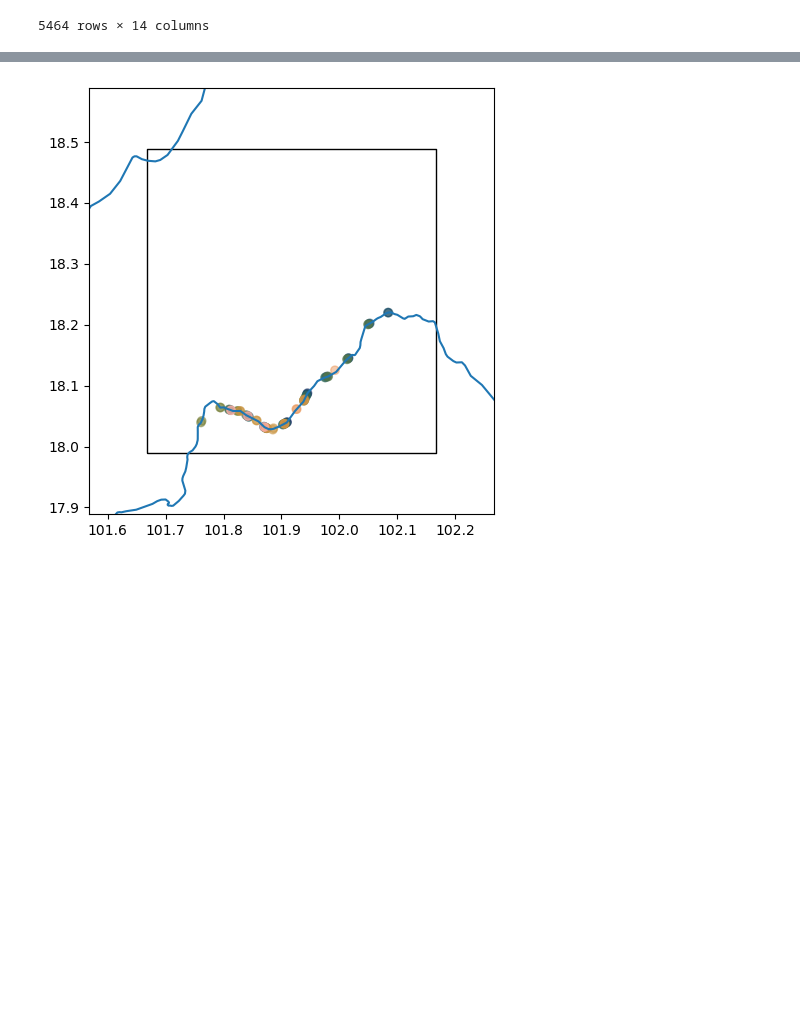
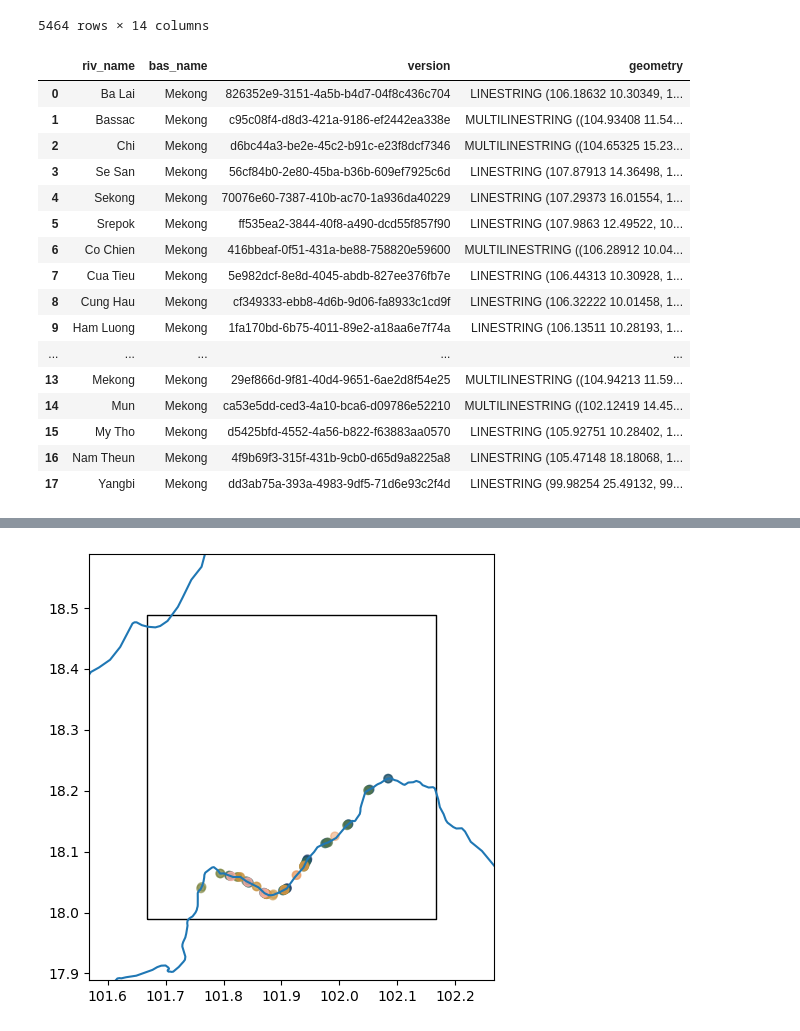
Before and after one commit to DHI/HydroEO, a Jupyter notebook: notebooks/project_test.ipynb, the cells around one changed output, grey strips where cells are left out. Saved outputs shown, nothing was run; the diff lists cells and outputs as text; code cells hidden in the pictures; blank space fills up the shorter version.

```diff
--- a/notebooks/project_test.ipynb
+++ b/notebooks/project_test.ipynb
@@ -84,3 +84,23 @@ project.rivers.crossings
 | 5462 | 304.889740 | 14.215708 | 107.725497 | 2024-04-02 | 5 | 0 | 2008659 | 268.756470 | 0.000000 | gt3l | ... |
 | 5463 | 304.847351 | 14.214765 | 107.726360 | 2024-04-02 | 5 | 0 | 2008659 | 245.258850 | 0.000000 | gt3r | ... |
 5464 rows × 14 columns
+# %%
+project.rivers.gdf
+# %% [output]
+|  | riv_name | bas_name | version | geometry |
+| 0 | Ba Lai | Mekong | 826352e9-3151-4a5b-b4d7-04f8c436c704 | LINESTRING (106.18632 10.30349, 1... |
+| 1 | Bassac | Mekong | c95c08f4-d8d3-421a-9186-ef2442ea338e | MULTILINESTRING ((104.93408 11.54... |
+| 2 | Chi | Mekong | d6bc44a3-be2e-45c2-b91c-e23f8dcf7346 | MULTILINESTRING ((104.65325 15.23... |
+| 3 | Se San | Mekong | 56cf84b0-2e80-45ba-b36b-609ef7925c6d | LINESTRING (107.87913 14.36498, 1... |
+| 4 | Sekong | Mekong | 70076e60-7387-410b-ac70-1a936da40229 | LINESTRING (107.29373 16.01554, 1... |
+| 5 | Srepok | Mekong | ff535ea2-3844-40f8-a490-dcd55f857f90 | LINESTRING (107.9863 12.49522, 10... |
+| 6 | Co Chien | Mekong | 416bbeaf-0f51-431a-be88-758820e59600 | MULTILINESTRING ((106.28912 10.04... |
+| 7 | Cua Tieu | Mekong | 5e982dcf-8e8d-4045-abdb-827ee376fb7e | LINESTRING (106.44313 10.30928, 1... |
+| 8 | Cung Hau | Mekong | cf349333-ebb8-4d6b-9d06-fa8933c1cd9f | LINESTRING (106.32222 10.01458, 1... |
+| 9 | Ham Luong | Mekong | 1fa170bd-6b75-4011-89e2-a18aa6e7f74a | LINESTRING (106.13511 10.28193, 1... |
+| ... | ... | ... | ... | ... |
+| 13 | Mekong | Mekong | 29ef866d-9f81-40d4-9651-6ae2d8f54e25 | MULTILINESTRING ((104.94213 11.59... |
+| 14 | Mun | Mekong | ca53e5dd-ced3-4a10-bca6-d09786e52210 | MULTILINESTRING ((102.12419 14.45... |
+| 15 | My Tho | Mekong | d5425bfd-4552-4a56-b822-f63883aa0570 | LINESTRING (105.92751 10.28402, 1... |
+| 16 | Nam Theun | Mekong | 4f9b69f3-315f-431b-9cb0-d65d9a8225a8 | LINESTRING (105.47148 18.18068, 1... |
+| 17 | Yangbi | Mekong | dd3ab75a-393a-4983-9df5-71d6e93c2f4d | LINESTRING (99.98254 25.49132, 99... |
```
Also changed, not shown: parts of 6 cells of this notebook, 2 other files.
